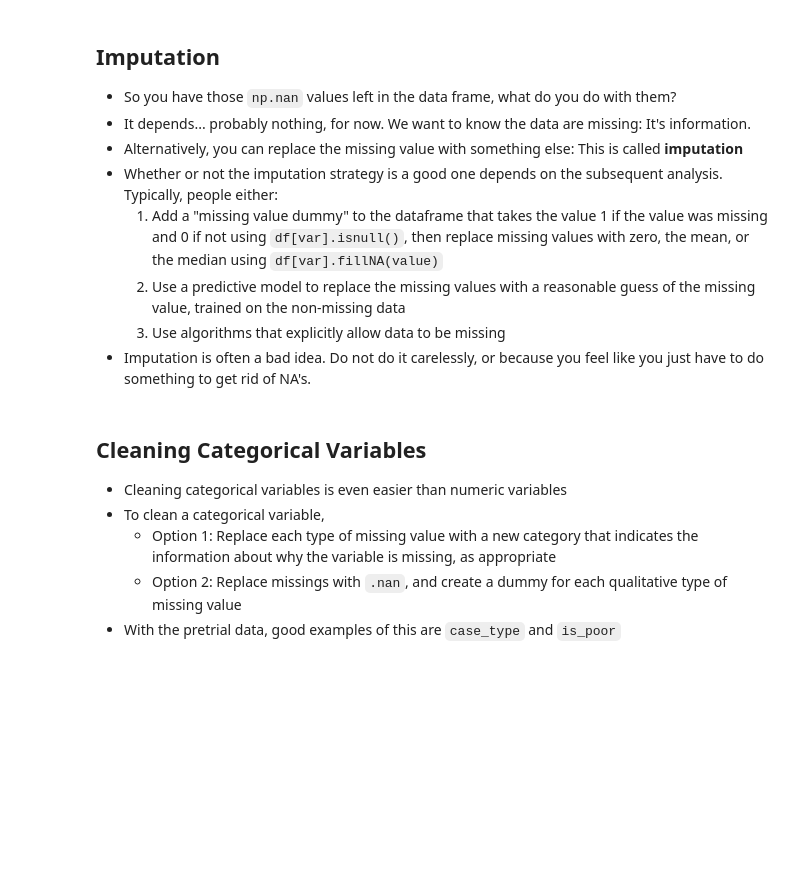
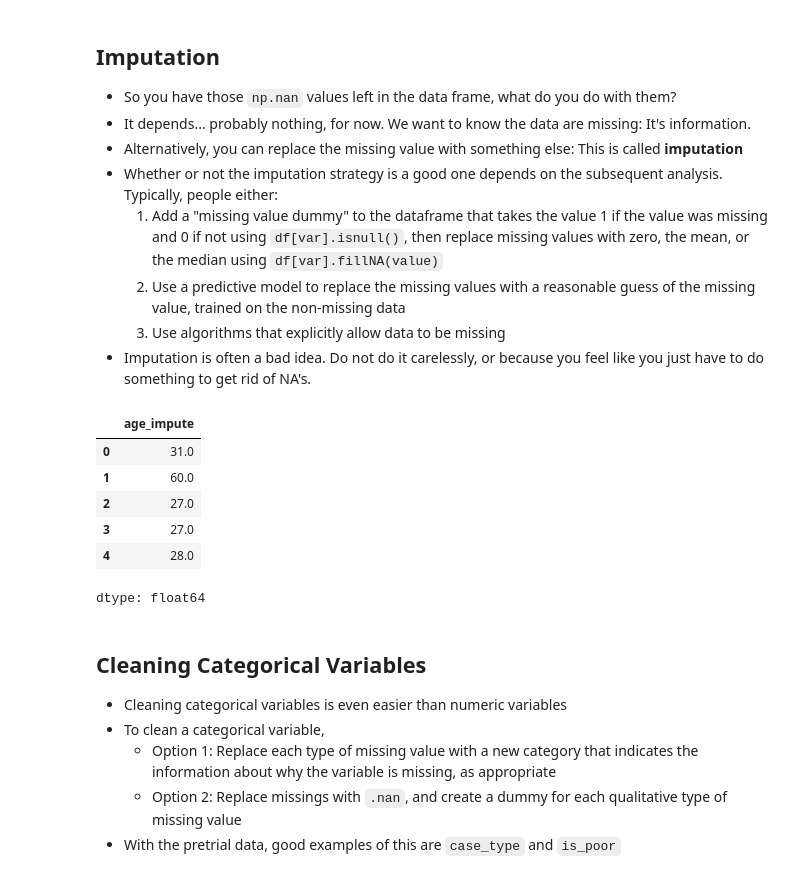
Before and after one commit to ashleynguyen04/wrangling, a Jupyter notebook: wrangling.ipynb, the cells around one changed output. Cells and saved outputs as stored; diff of their text form; code cells hidden in the pictures; blank space fills up the shorter version.

```diff
--- a/wrangling.ipynb
+++ b/wrangling.ipynb
@@ -352,14 +352,24 @@ Total Missings:
 # %%
 ## An Example of Imputation:
 
 # Create a missing dummy:
 df['age_na'] = df['age'].isnull() # Equals 1 if missing, 0 if non-null
 
 # Compute the value to impute, in this case the median:
 impute_value = df['age'].median() # Or mean, or whatever
 
 # Impute the median of the non-missing data:
 df['age_impute'] = df['age'].fillna(impute_value)
+
+df['age_impute'].head()
+# %% [output]
+|  | age_impute |
+| 0 | 31.0 |
+| 1 | 60.0 |
+| 2 | 27.0 |
+| 3 | 27.0 |
+| 4 | 28.0 |
+dtype: float64
 # %% [markdown]
 ## Cleaning Categorical Variables
 - Cleaning categorical variables is even easier than numeric variables
```
Also changed, not shown: parts of 3 cells of this notebook.
